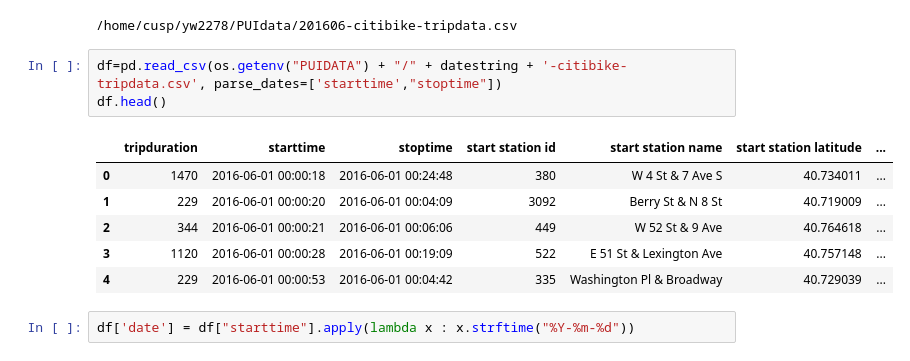
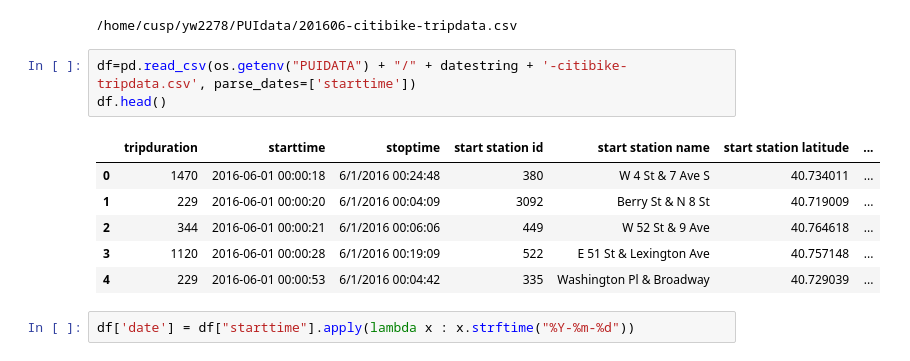
Before and after one commit to yw2278/PUI2016_yw2278, a Jupyter notebook: HW3_yw2278/Assignment_2_yw2278.ipynb, the cells around one changed output. Drawn from its saved outputs; the diff is of its cells as text.

```diff
--- a/HW3_yw2278/Assignment_2_yw2278.ipynb
+++ b/HW3_yw2278/Assignment_2_yw2278.ipynb
@@ -72,15 +72,15 @@ print os.getenv("PUIDATA") + "/" + datestring + "-citibike-tripdata.csv"
 # %% [output]
 /home/cusp/yw2278/PUIdata/201606-citibike-tripdata.csv
 # %%
-df=pd.read_csv(os.getenv("PUIDATA") + "/" + datestring + '-citibike-tripdata.csv', parse_dates=['starttime',"stoptime"])
+df=pd.read_csv(os.getenv("PUIDATA") + "/" + datestring + '-citibike-tripdata.csv', parse_dates=['starttime'])
 df.head()
 # %% [output]
 |  | tripduration | starttime | stoptime | start station id | start station name | start station latitude | ... |
-| 0 | 1470 | 2016-06-01 00:00:18 | 2016-06-01 00:24:48 | 380 | W 4 St & 7 Ave S | 40.734011 | ... |
-| 1 | 229 | 2016-06-01 00:00:20 | 2016-06-01 00:04:09 | 3092 | Berry St & N 8 St | 40.719009 | ... |
-| 2 | 344 | 2016-06-01 00:00:21 | 2016-06-01 00:06:06 | 449 | W 52 St & 9 Ave | 40.764618 | ... |
-| 3 | 1120 | 2016-06-01 00:00:28 | 2016-06-01 00:19:09 | 522 | E 51 St & Lexington Ave | 40.757148 | ... |
-| 4 | 229 | 2016-06-01 00:00:53 | 2016-06-01 00:04:42 | 335 | Washington Pl & Broadway | 40.729039 | ... |
+| 0 | 1470 | 2016-06-01 00:00:18 | 6/1/2016 00:24:48 | 380 | W 4 St & 7 Ave S | 40.734011 | ... |
+| 1 | 229 | 2016-06-01 00:00:20 | 6/1/2016 00:04:09 | 3092 | Berry St & N 8 St | 40.719009 | ... |
+| 2 | 344 | 2016-06-01 00:00:21 | 6/1/2016 00:06:06 | 449 | W 52 St & 9 Ave | 40.764618 | ... |
+| 3 | 1120 | 2016-06-01 00:00:28 | 6/1/2016 00:19:09 | 522 | E 51 St & Lexington Ave | 40.757148 | ... |
+| 4 | 229 | 2016-06-01 00:00:53 | 6/1/2016 00:04:42 | 335 | Washington Pl & Broadway | 40.729039 | ... |
 # %%
 df['date'] = df["starttime"].apply(lambda x : x.strftime("%Y-%m-%d"))
 # %%
```
Also changed, not shown: parts of 3 cells of this notebook.
